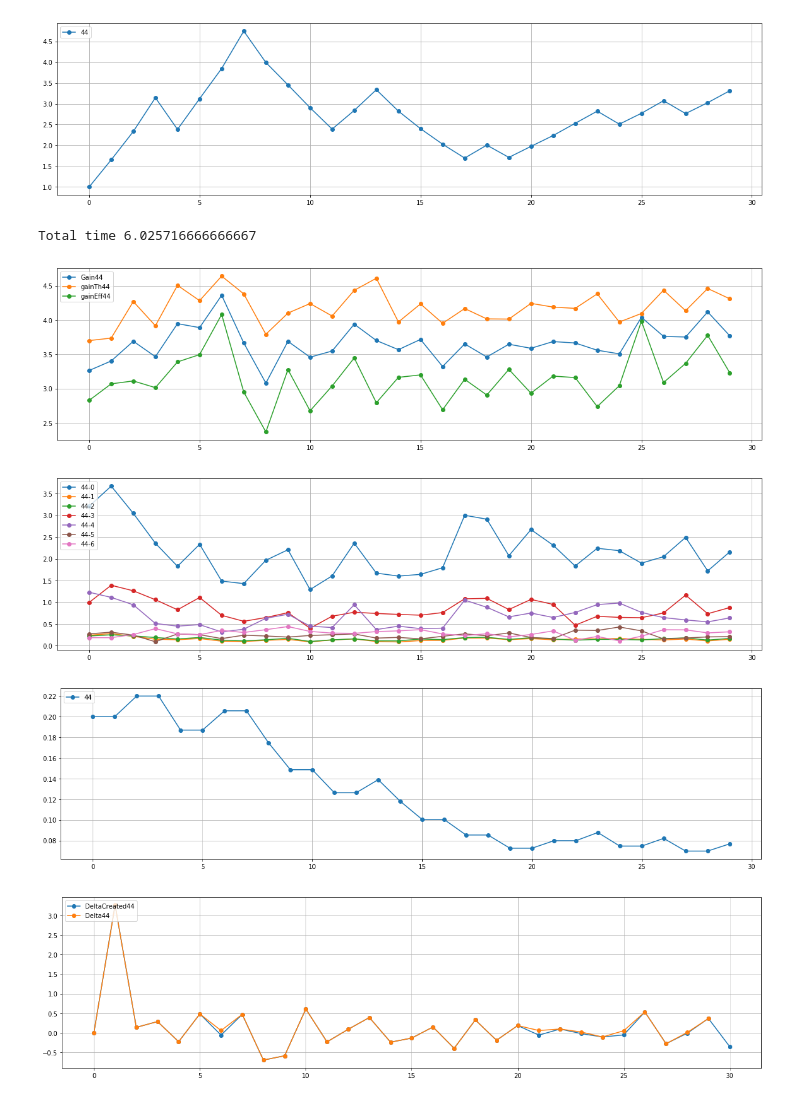
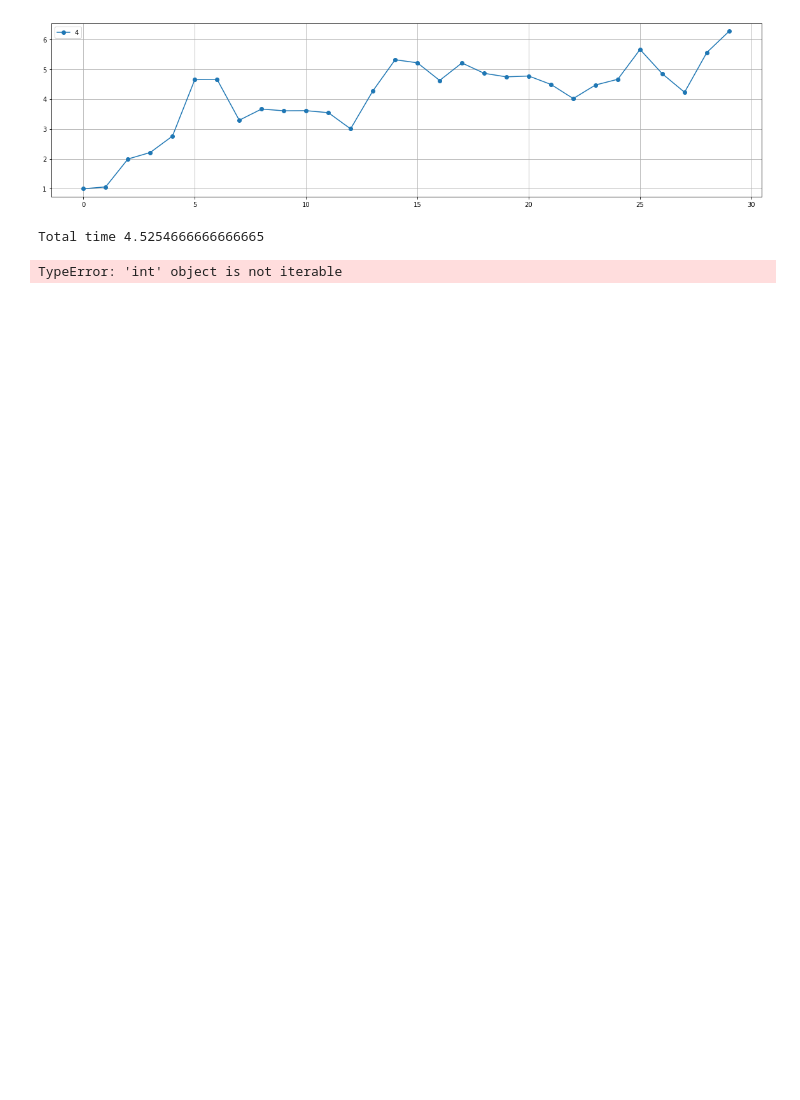
Before and after one commit to AndreeaStefan/SmartuistWrapper, a Jupyter notebook: evaluation/PlotResults.ipynb, the cells around one changed output. Saved outputs shown, nothing was run; the diff lists cells and outputs as text; code cells hidden in the pictures; blank space fills up the shorter version.

```diff
--- a/evaluation/PlotResults.ipynb
+++ b/evaluation/PlotResults.ipynb
@@ -95,7 +95,7 @@ plt.show()
 # player 8 = change effort
 # player 9 = same as 8
 
-players = [44]
+players = [4]
 results = []
 gradientStats = []
 path ="C:\\Users\\huber\\OneDrive\\Dokumenty\\thesis-hubert\\unity\\SmartuistWrapper\\tapResult.csv"
@@ -235,39 +235,36 @@ for p in players:
     tmp = gradientStats[p]
     gain = [0]
     prevGain = [0]
     for words in tmp:
         gain.append(float(words[5]))
         prevGain.append(float(words[4]))
 
 
     delta = np.array(gain) - np.array(prevGain)
     x = list(range(0, len(delta)))
     plt.plot(x, delta, 'o-', label="DeltaCreated"+str(p))
 plt.legend(loc='upper left')
 plt.grid(True)
 
 
 # delta
 for p in players:
     tmp = results[p]
     delta = []
     for words in tmp:
         delta.append(float(words[30]))
 
 #     smallDeltas = delta.toList()
     delta =  [x for i, x in enumerate(delta) if i == delta.index(x)]
     x = list(range(0, len(delta)))
     plt.plot(x, delta, 'o-', label="Delta"+str(p))
 plt.legend(loc='upper left')
 plt.grid(True)
 plt.show()
 # %% [output]
-[figure, old version]
+[figure, new version]
-Total time 6.025716666666667
+Total time 4.5254666666666665
-[figure, removed]
-[figure, removed]
-[figure, removed]
-[figure, removed]
+TypeError: 'int' object is not iterable
 # %%
 # plt.plot(x, uniqueGain, 'go-')
 # plt.grid(True)
```
Also changed, not shown: 3 other files.
